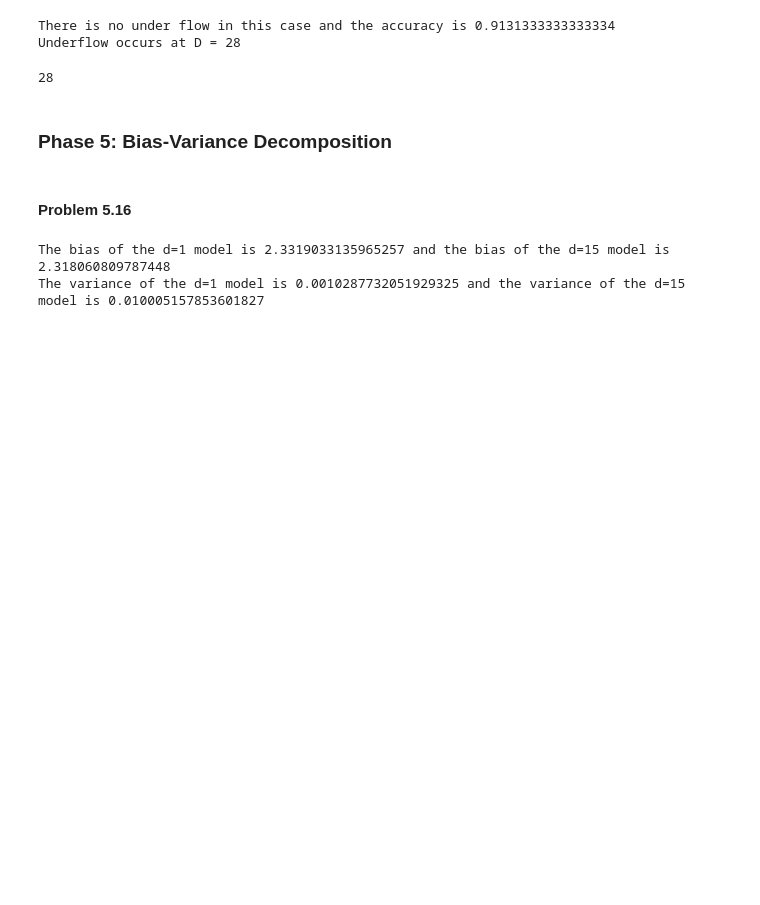
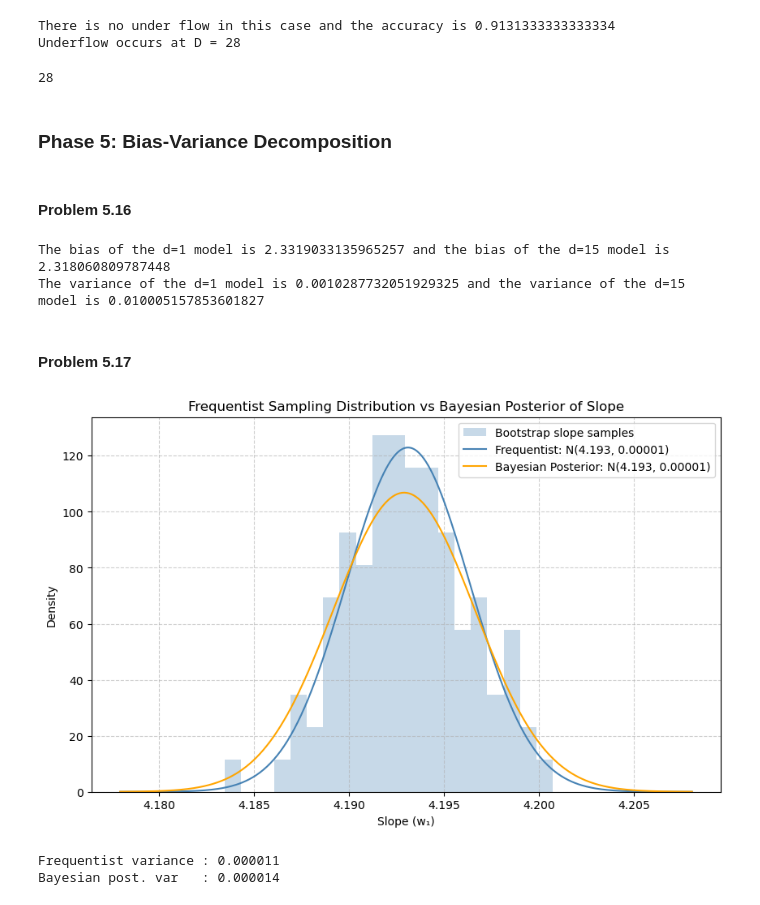
Before and after one commit to dwaipayanhaldar/E1-213-Pattern-Recognition-Neural-Network, a Jupyter notebook: Assignment_1/E1_213_A1_Dwaipayan_Haldar_code.ipynb, the cells around one changed output. Cells and saved outputs as stored; diff of their text form; code cells hidden in the pictures; blank space fills up the shorter version.

Commit message:
Solved till Problem 5.17

```diff
--- a/Assignment_1/E1_213_A1_Dwaipayan_Haldar_code.ipynb
+++ b/Assignment_1/E1_213_A1_Dwaipayan_Haldar_code.ipynb
@@ -394,3 +411,38 @@ print(f"The variance of the d=1 model is {variance1} and the variance of the d=1
 # %% [output]
 The bias of the d=1 model is 2.3319033135965257 and the bias of the d=15 model is 2.318060809787448
 The variance of the d=1 model is 0.0010287732051929325 and the variance of the d=15 model is 0.010005157853601827
+# %% [markdown]
+#### Problem 5.17
+# %%
+np.random.seed(15)
+
+model = frequentist_vs_bayesian(data)
+idx = np.random.permutation(len(model.y))
+
+slopes, freq_mean, freq_var = model.frequentist(idx, B=100)
+map_slope, post_var         = model.bayesian_map(idx, tau_sq=100.0)
+
+x_lo = min(freq_mean, map_slope) - 4 * np.sqrt(max(freq_var, post_var))
+x_hi = max(freq_mean, map_slope) + 4 * np.sqrt(max(freq_var, post_var))
+x_range = np.linspace(x_lo, x_hi, 500)
+
+freq_pdf  = sp.stats.norm.pdf(x_range, freq_mean, np.sqrt(freq_var))
+bayes_pdf = sp.stats.norm.pdf(x_range, map_slope, np.sqrt(post_var))
+
+plt.figure(figsize=(10, 6))
+plt.hist(slopes, bins=20, density=True, alpha=0.3, color='steelblue', label='Bootstrap slope samples')
+plt.plot(x_range, freq_pdf,  color='steelblue', label=f'Frequentist: N({freq_mean:.3f}, {freq_var:.5f})')
+plt.plot(x_range, bayes_pdf, color='orange',    label=f'Bayesian Posterior: N({map_slope:.3f}, {post_var:.5f})')
+plt.xlabel('Slope (w₁)')
+plt.ylabel('Density')
+plt.title('Frequentist Sampling Distribution vs Bayesian Posterior of Slope')
+plt.legend()
+plt.grid(True, linestyle='--', alpha=0.6)
+plt.show()
+
+print(f"Frequentist variance : {freq_var:.6f}")
+print(f"Bayesian post. var   : {post_var:.6f}")
+# %% [output]
+[figure, added]
+Frequentist variance : 0.000011
+Bayesian post. var   : 0.000014
```
Also changed, not shown: parts of 3 cells of this notebook, 13 other files.
